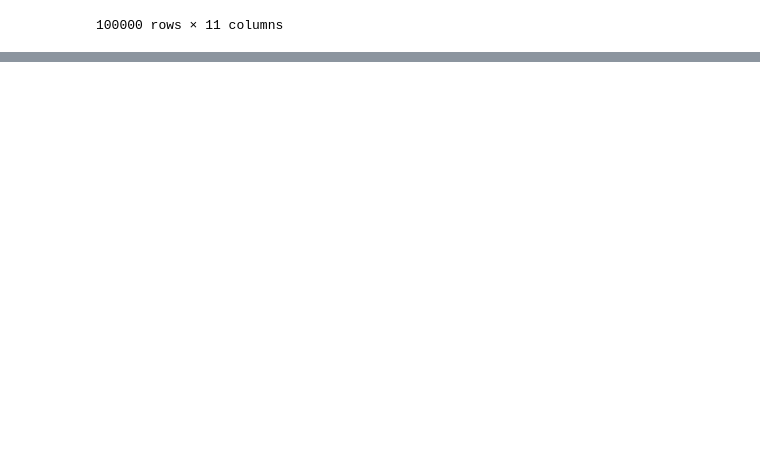
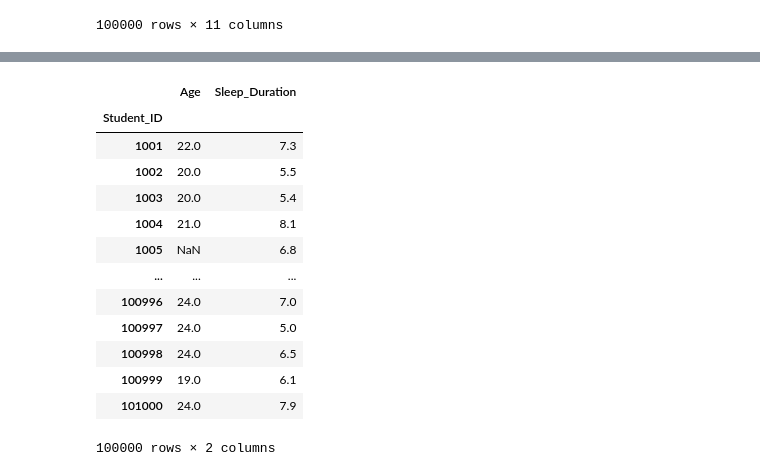
Before and after one commit to yenare-vaibhavi-30/ai-ml-learning-journey, a Jupyter notebook: Panda/panda.ipynb, the cells around one changed output, grey strips where cells are left out. Cells and saved outputs as stored; diff of their text form; code cells hidden in the pictures; blank space fills up the shorter version.

```diff
--- a/Panda/panda.ipynb
+++ b/Panda/panda.ipynb
@@ -293,0 +373,29 @@ df2["Department"] = df2["Department"].replace("Science", "Math")
+# %%
+#df.groupby("Student_ID")["Sleep_Duration"].mean()
+#df.groupby("Student_ID")["Sleep_Duration"].max()
+#df.groupby("Student_ID")["Sleep_Duration"].min()
+
+#df.groupby("Gender")["Sleep_Duration"].mean()
+
+df.groupby("Student_ID")["Sleep_Duration"].agg(["mean","max","min"])
+df.groupby("Student_ID")["Sleep_Duration"].agg(avg_sleep_duraction = "mean",max_sleep_duraction = "max",min_sleep_duraction = "min")
+
+df.groupby("Student_ID").agg({
+    "Age" : "max",
+    "Sleep_Duration": "mean"
+})
+# %% [output]
+|  | Age | Sleep_Duration |
+| Student_ID |  |  |
+| 1001 | 22.0 | 7.3 |
+| 1002 | 20.0 | 5.5 |
+| 1003 | 20.0 | 5.4 |
+| 1004 | 21.0 | 8.1 |
+| 1005 | NaN | 6.8 |
+| ... | ... | ... |
+| 100996 | 24.0 | 7.0 |
+| 100997 | 24.0 | 5.0 |
+| 100998 | 24.0 | 6.5 |
+| 100999 | 19.0 | 6.1 |
+| 101000 | 24.0 | 7.9 |
+100000 rows × 2 columns
```
Also changed, not shown: parts of 13 cells of this notebook, 2 other files.
